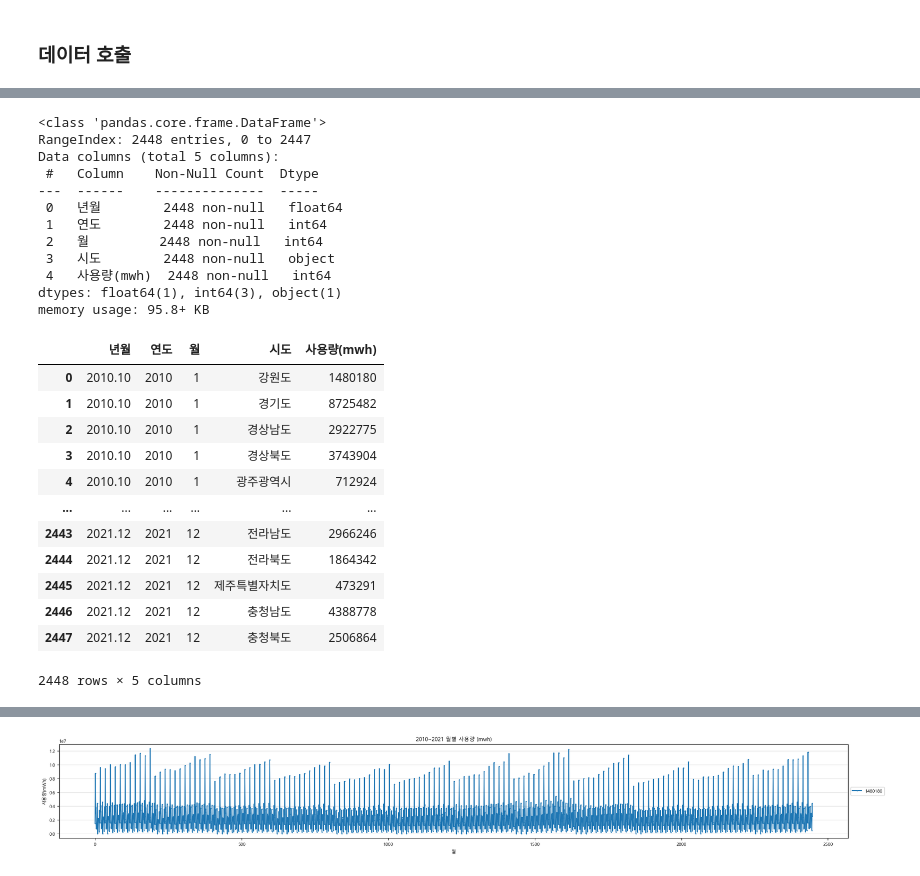
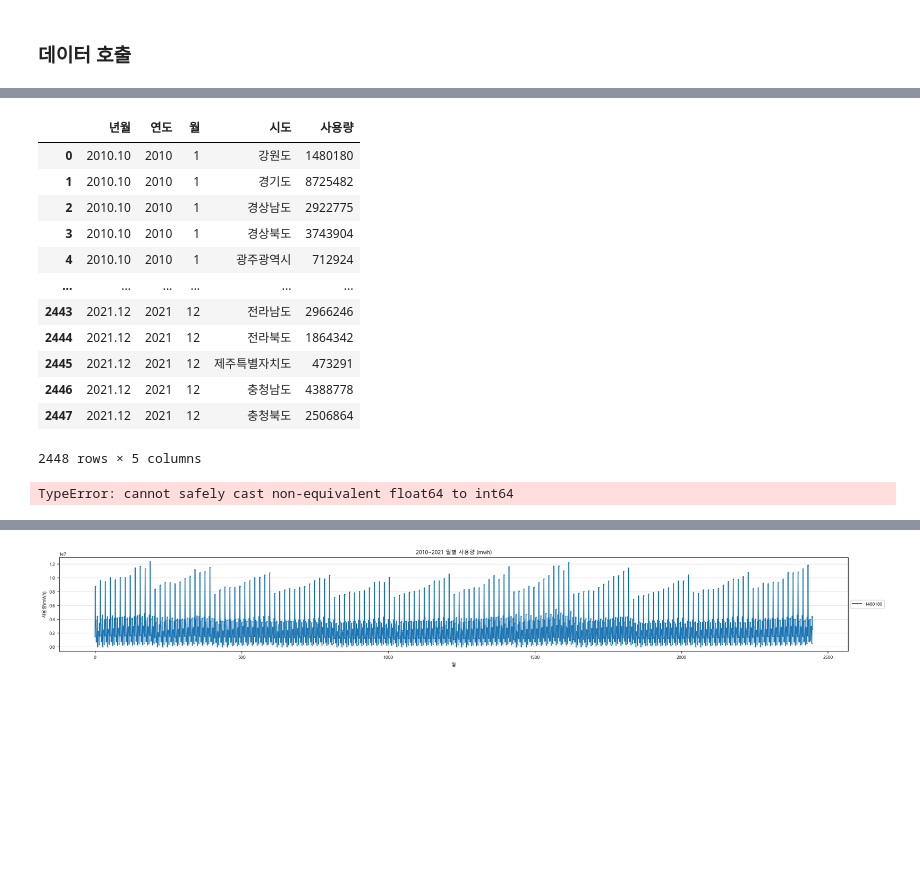
Before and after one commit to ThatHomr/project_2, a Jupyter notebook: project_2_file/z_ssh/data/전력 데이터/전력 데이터 시각화/전력_시각화_13차데이터.ipynb, the cells around one changed output, grey strips where cells are left out. Drawn from its saved outputs; the diff is of its cells as text; code cells hidden in the pictures; blank space fills up the shorter version.

```diff
--- a/project_2_file/z_ssh/data/전력 데이터/전력 데이터 시각화/전력_시각화_13차데이터.ipynb
+++ b/project_2_file/z_ssh/data/전력 데이터/전력 데이터 시각화/전력_시각화_13차데이터.ipynb
@@ -46,36 +46,28 @@ df
 | 2446 | 2021.12 | 2021 | 12 | 충청남도 | 4388778 |
 | 2447 | 2021.12 | 2021 | 12 | 충청북도 | 2506864 |
 2448 rows × 5 columns
+# %%
+df
+# %% [output]
+|  | 년월 | 연도 | 월 | 시도 | 사용량 |
+| 0 | 2010.10 | 2010 | 1 | 강원도 | 1480180 |
+| 1 | 2010.10 | 2010 | 1 | 경기도 | 8725482 |
+| 2 | 2010.10 | 2010 | 1 | 경상남도 | 2922775 |
+| 3 | 2010.10 | 2010 | 1 | 경상북도 | 3743904 |
+| 4 | 2010.10 | 2010 | 1 | 광주광역시 | 712924 |
+| ... | ... | ... | ... | ... | ... |
+| 2443 | 2021.12 | 2021 | 12 | 전라남도 | 2966246 |
+| 2444 | 2021.12 | 2021 | 12 | 전라북도 | 1864342 |
+| 2445 | 2021.12 | 2021 | 12 | 제주특별자치도 | 473291 |
+| 2446 | 2021.12 | 2021 | 12 | 충청남도 | 4388778 |
+| 2447 | 2021.12 | 2021 | 12 | 충청북도 | 2506864 |
+2448 rows × 5 columns
 # %%
-df['년월'].astype(str)
+df['년월'].astype('Int64')
 df.info()
 df
 # %% [output]
-<class 'pandas.core.frame.DataFrame'>
-RangeIndex: 2448 entries, 0 to 2447
-Data columns (total 5 columns):
- #   Column    Non-Null Count  Dtype
----  ------    --------------  -----
- 0   년월        2448 non-null   float64
- 1   연도        2448 non-null   int64
- 2   월         2448 non-null   int64
- 3   시도        2448 non-null   object
- 4   사용량(mwh)  2448 non-null   int64
-dtypes: float64(1), int64(3), object(1)
-memory usage: 95.8+ KB
+TypeError: cannot safely cast non-equivalent float64 to int64
-|  | 년월 | 연도 | 월 | 시도 | 사용량(mwh) |
-| 0 | 2010.10 | 2010 | 1 | 강원도 | 1480180 |
-| 1 | 2010.10 | 2010 | 1 | 경기도 | 8725482 |
-| 2 | 2010.10 | 2010 | 1 | 경상남도 | 2922775 |
-| 3 | 2010.10 | 2010 | 1 | 경상북도 | 3743904 |
-| 4 | 2010.10 | 2010 | 1 | 광주광역시 | 712924 |
-| ... | ... | ... | ... | ... | ... |
-| 2443 | 2021.12 | 2021 | 12 | 전라남도 | 2966246 |
-| 2444 | 2021.12 | 2021 | 12 | 전라북도 | 1864342 |
-| 2445 | 2021.12 | 2021 | 12 | 제주특별자치도 | 473291 |
-| 2446 | 2021.12 | 2021 | 12 | 충청남도 | 4388778 |
-| 2447 | 2021.12 | 2021 | 12 | 충청북도 | 2506864 |
-2448 rows × 5 columns
 # %%
 df_5y = df[df['년월'] >= 2017.01]
 df_5y
```
Also changed, not shown: parts of 3 cells of this notebook, 4 other files.
